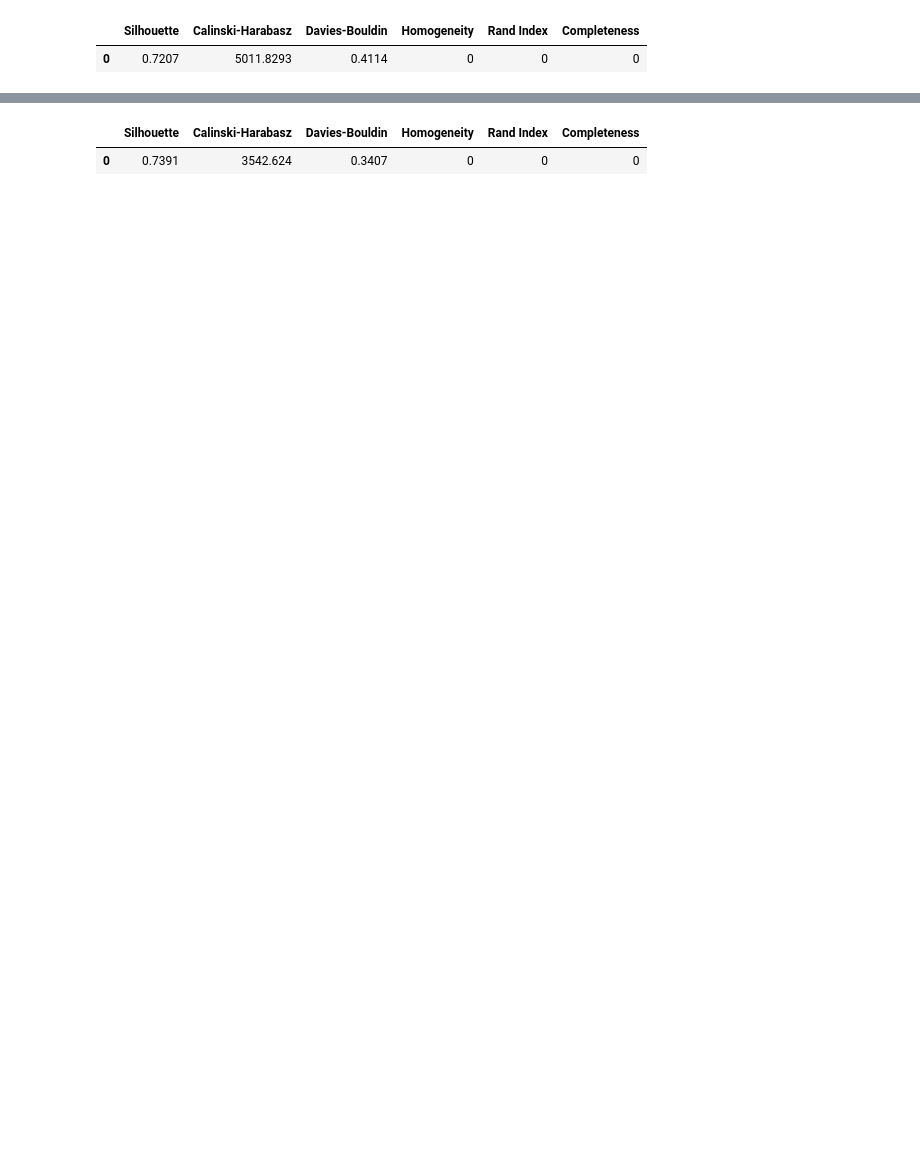
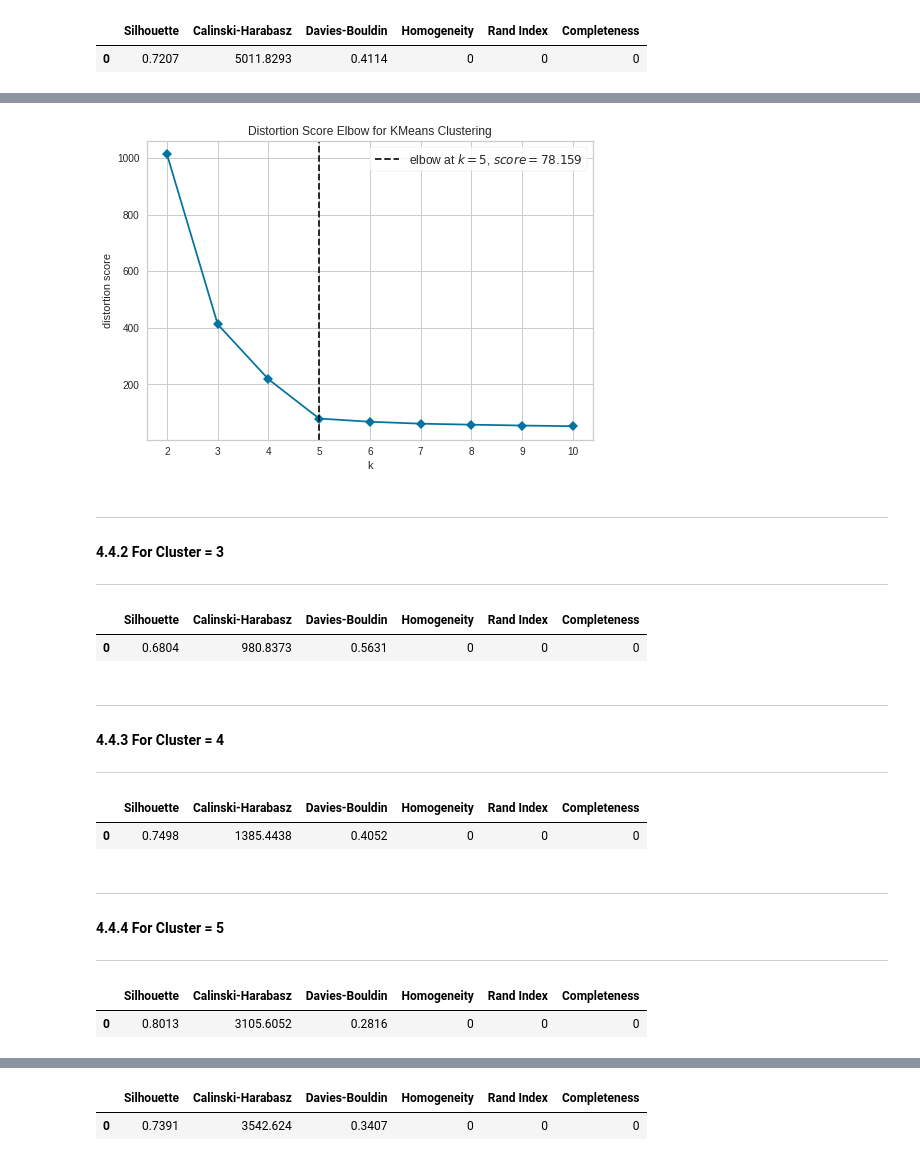
Before and after one commit to psrana/Machine-Learning-using-PyCaret, a Jupyter notebook: 03_PyCaret_for_Clustering_with_Results.ipynb, the cells around one changed output, grey strips where cells are left out. Saved outputs shown, nothing was run; the diff lists cells and outputs as text; code cells hidden in the pictures; blank space fills up the shorter version.

```diff
--- a/03_PyCaret_for_Clustering_with_Results.ipynb
+++ b/03_PyCaret_for_Clustering_with_Results.ipynb
@@ -406,0 +495,40 @@ x = create_model('kmeans', num_clusters = 4)
+# %%
+setup(data = jewelleryDataSet, transformation = True, normalize = True,
+      normalize_method = 'zscore', transformation_method = 'yeo-johnson', silent=True)
+x = create_model('kmeans')
+plot_model(x, plot = 'elbow')
+# %% [output]
+[figure, added]
+# %% [markdown]
+---
+#### **4.4.2 For Cluster = 3**
+---
+# %%
+setup(data = jewelleryDataSet, transformation = True, normalize = True,
+      normalize_method = 'zscore', transformation_method = 'yeo-johnson', silent=True)
+x = create_model('kmeans', num_clusters = 3)
+# %% [output]
+|  | Silhouette | Calinski-Harabasz | Davies-Bouldin | Homogeneity | Rand Index | Completeness |
+| 0 | 0.6804 | 980.8373 | 0.5631 | 0 | 0 | 0 |
+# %% [markdown]
+---
+#### **4.4.3 For Cluster = 4**
+---
+# %%
+setup(data = jewelleryDataSet, transformation = True, normalize = True,
+      normalize_method = 'zscore', transformation_method = 'yeo-johnson', silent=True)
+x = create_model('kmeans', num_clusters = 4)
+# %% [output]
+|  | Silhouette | Calinski-Harabasz | Davies-Bouldin | Homogeneity | Rand Index | Completeness |
+| 0 | 0.7498 | 1385.4438 | 0.4052 | 0 | 0 | 0 |
+# %% [markdown]
+---
+#### **4.4.4 For Cluster = 5**
+---
+# %%
+setup(data = jewelleryDataSet, transformation = True, normalize = True,
+      normalize_method = 'zscore', transformation_method = 'yeo-johnson', silent=True)
+x = create_model('kmeans', num_clusters = 5)
+# %% [output]
+|  | Silhouette | Calinski-Harabasz | Davies-Bouldin | Homogeneity | Rand Index | Completeness |
+| 0 | 0.8013 | 3105.6052 | 0.2816 | 0 | 0 | 0 |
```
Also changed, not shown: parts of 100 cells of this notebook.
